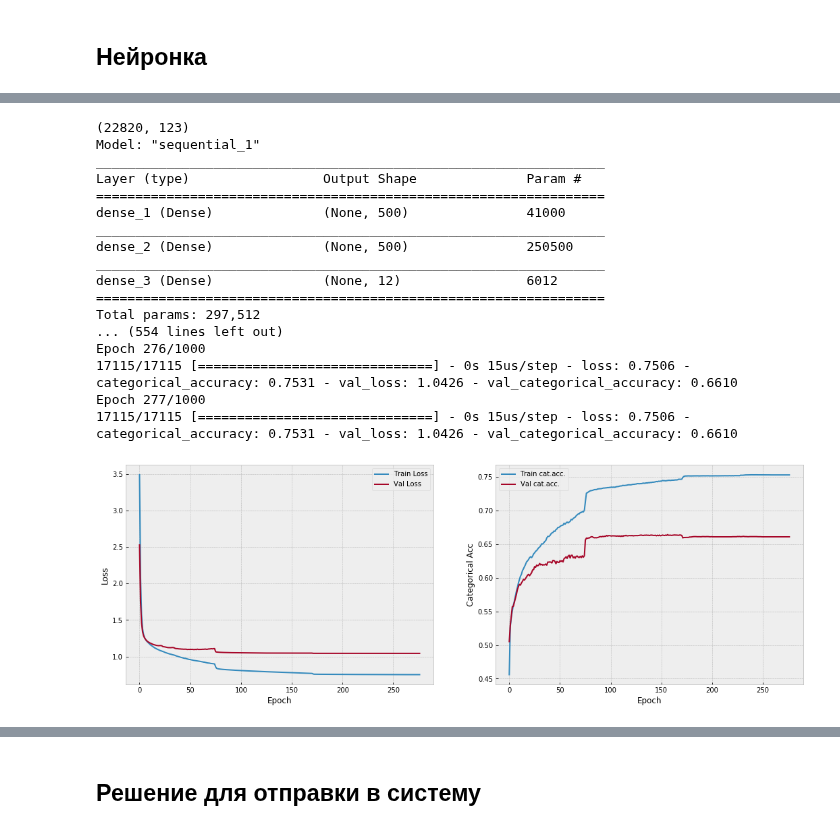
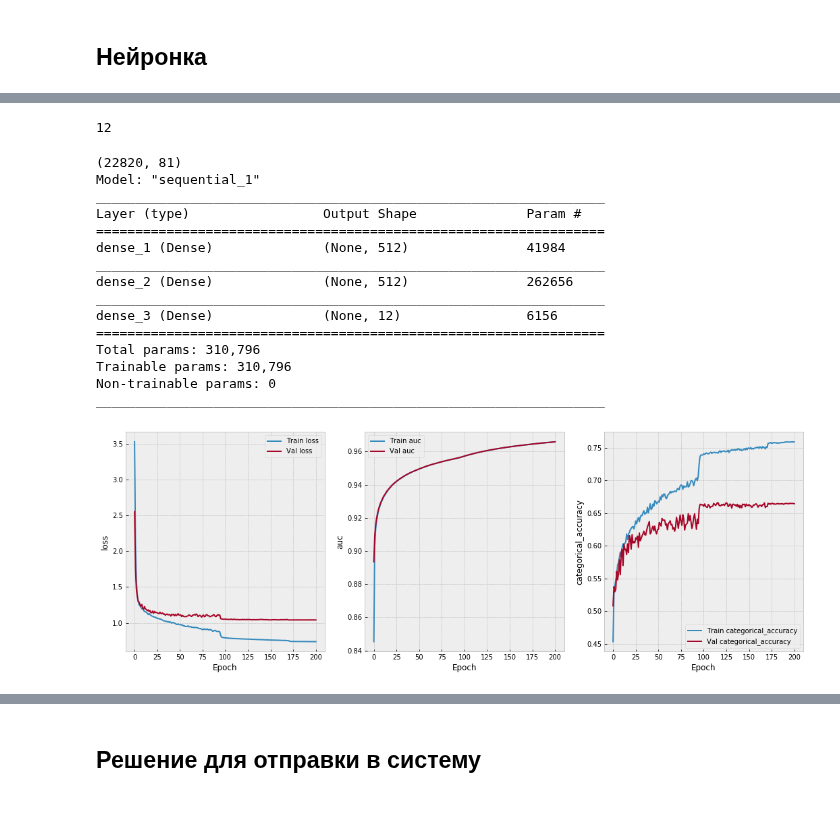
Before and after one commit to andygoosh/wildfire.sberbank.ai, a Jupyter notebook: workinprogress.ipynb, the cells around one changed output, grey strips where cells are left out. Drawn from its saved outputs; the diff is of its cells as text; code cells hidden in the pictures.

```diff
--- a/workinprogress.ipynb
+++ b/workinprogress.ipynb
@@ -134,26 +116,15 @@ def plot_history(history, auc=False ):
   plt.show()
 
   plt.rcParams["figure.figsize"] = old_rcparam
-# %%
-def get_one_hot( y ):
-  columns=[ 'fire_{}_prob'.format(i) for i in range(1, 12) ]
-  columns.remove('fire_7_prob')
-  y_ = y.values.reshape(-1,1)
-  enc = OneHotEncoder(categories='auto').fit(y_)
-
-  return pd.DataFrame(enc.transform(y_).toarray().astype(int), index=y.index, columns=columns)
 # %%
-def prepare_data(one_hotted=False):
+def prepare_data():
 
   df_features = pd.read_csv('fts_preprocessed.cvs', index_col='fire_id')
   FTS = df_features.columns[3:]
   TARGET = 'fire_type'
 
   X = df_features[FTS].fillna(0)
-  if one_hotted == True:
-    y = get_one_hot( df_features[TARGET] )
-  else:
-    y = df_features[TARGET]
+  y = df_features[TARGET]
 
   X = X[[col for col in X.columns if '-' not in col]]
   #X = X[[col for col in X.columns if '_' not in col]]
@@ -1062,16 +1036,18 @@ KeyboardInterrupt: ignored
+# %%
+len(class_weight)
+# %% [output]
+12
 # %%
 keras.backend.clear_session()
 
-X, y = prepare_data(one_hotted=False)
+X, y = prepare_data()
 
 class_weights = skl.utils.class_weight.compute_class_weight('balanced', np.unique(y), y)
-class_weights = dict(enumerate(class_weights))
-#class_weight = { np.unique(y)[i]: class_weights[i] for i in range(len(np.unique(y))) }
+class_weight = { np.unique(y)[i]: class_weights[i] for i in range(len(np.unique(y))) }
+class_weight[0]=0
+class_weight[7]=0
+
 y = pd.DataFrame(keras.utils.to_categorical(y), index=X.index)
-
-#X, y = prepare_data(one_hotted=True)
-
-
 
 EPOCHS = 1000
 BS = 512
@@ -1111,15 +1087,15 @@ def auc(y_true, y_pred):
 FEATURES_NUM = tr_data.shape[1]
 weight_decay = 0.02
 model = keras.Sequential([
-    layers.Dense(500, input_shape=(FEATURES_NUM,), activation='relu', kernel_regularizer=keras.regularizers.l2(weight_decay)),
-    layers.Dense(500, activation='relu'),
+    layers.Dense(512, input_shape=(FEATURES_NUM,), activation='relu', kernel_regularizer=keras.regularizers.l2(weight_decay)),
+    layers.Dense(512, activation='relu'),
     layers.Dense(FIRE_TYPE_NUM, activation='softmax'),
   ])
 #optimizer=keras.optimizers.RMSprop(lr=1e-2)
 optimizer=keras.optimizers.Adam(lr=1e-3)
 model.compile(optimizer=optimizer,
               metrics=[#tf.keras.metrics.AUC(),
-                       #auc,
+                       auc,
                         'categorical_accuracy'
                        #'sparse_categorical_accuracy'
                         ],
@@ -1146,51 +1122,51 @@ callbacks = [ early_stop,
 
 model.reset_states()
 history = model.fit(trn, y_trn.values,
           epochs=EPOCHS,
           batch_size=BS,
-          shuffle=False,
+          shuffle=True,
           use_multiprocessing=True,
-          verbose=1,
-          #class_weight=class_weights,
+          verbose=0,
+          class_weight=class_weights,
           validation_data=(cvn, y_cv.values),
           callbacks=callbacks)
 del model
-#model = keras.models.load_model('my_checkpoint.h5', custom_objects={'auc': auc})
-model = keras.models.load_model('my_checkpoint.h5')
+model = keras.models.load_model('my_checkpoint.h5', custom_objects={'auc': auc})
+#model = keras.models.load_model('my_checkpoint.h5')
 
-plot_history(history, auc=False)
+plot_history(history, model.metrics_names)
 
 score = model.evaluate(trn, y_trn.values,
                         batch_size=BS,
                         verbose=0,
                         use_multiprocessing=True)
-#print('loss: {:.4f}, AUC: {:.4f} Cat.Acc.: {:.4f}'.format(*score))
-print('loss: {:.4f}, Cat.Acc.: {:.4f}'.format(*score))
+for i in range(len(model.metrics_names)):
+  print('{}: {:.4f} '.format(model.metrics_names[i], score[i]), end='')
+print('')
 
 score = model.evaluate(cvn, y_cv.values,
                         batch_size=BS,
                         verbose=0,
                         use_multiprocessing=True)
-#print('loss: {:.4f}, AUC: {:.4f} Cat.Acc.: {:.4f}'.format(*score))
-print('loss: {:.4f}, Cat.Acc.: {:.4f}'.format(*score))
+for i in range(len(model.metrics_names)):
+  print('{}: {:.4f} '.format(model.metrics_names[i], score[i]), end='')
+print('')
 
 model.reset_states()
 # %% [output]
-(22820, 123)
+(22820, 81)
 Model: "sequential_1"
 _________________________________________________________________
 Layer (type)                 Output Shape              Param #
 =================================================================
-dense_1 (Dense)              (None, 500)               41000
+dense_1 (Dense)              (None, 512)               41984
 _________________________________________________________________
-dense_2 (Dense)              (None, 500)               250500
+dense_2 (Dense)              (None, 512)               262656
 _________________________________________________________________
-dense_3 (Dense)              (None, 12)                6012
+dense_3 (Dense)              (None, 12)                6156
 =================================================================
-Total params: 297,512
-... (554 lines left out)
-Epoch 276/1000
-17115/17115 [==============================] - 0s 15us/step - loss: 0.7506 - categorical_accuracy: 0.7531 - val_loss: 1.0426 - val_categorical_accuracy: 0.6610
-Epoch 277/1000
-17115/17115 [==============================] - 0s 15us/step - loss: 0.7506 - categorical_accuracy: 0.7531 - val_loss: 1.0426 - val_categorical_accuracy: 0.6610
+Total params: 310,796
+Trainable params: 310,796
+Non-trainable params: 0
+_________________________________________________________________
-[figure, old version]
+[figure, new version]
```
Also changed, not shown: parts of 11 cells of this notebook.
